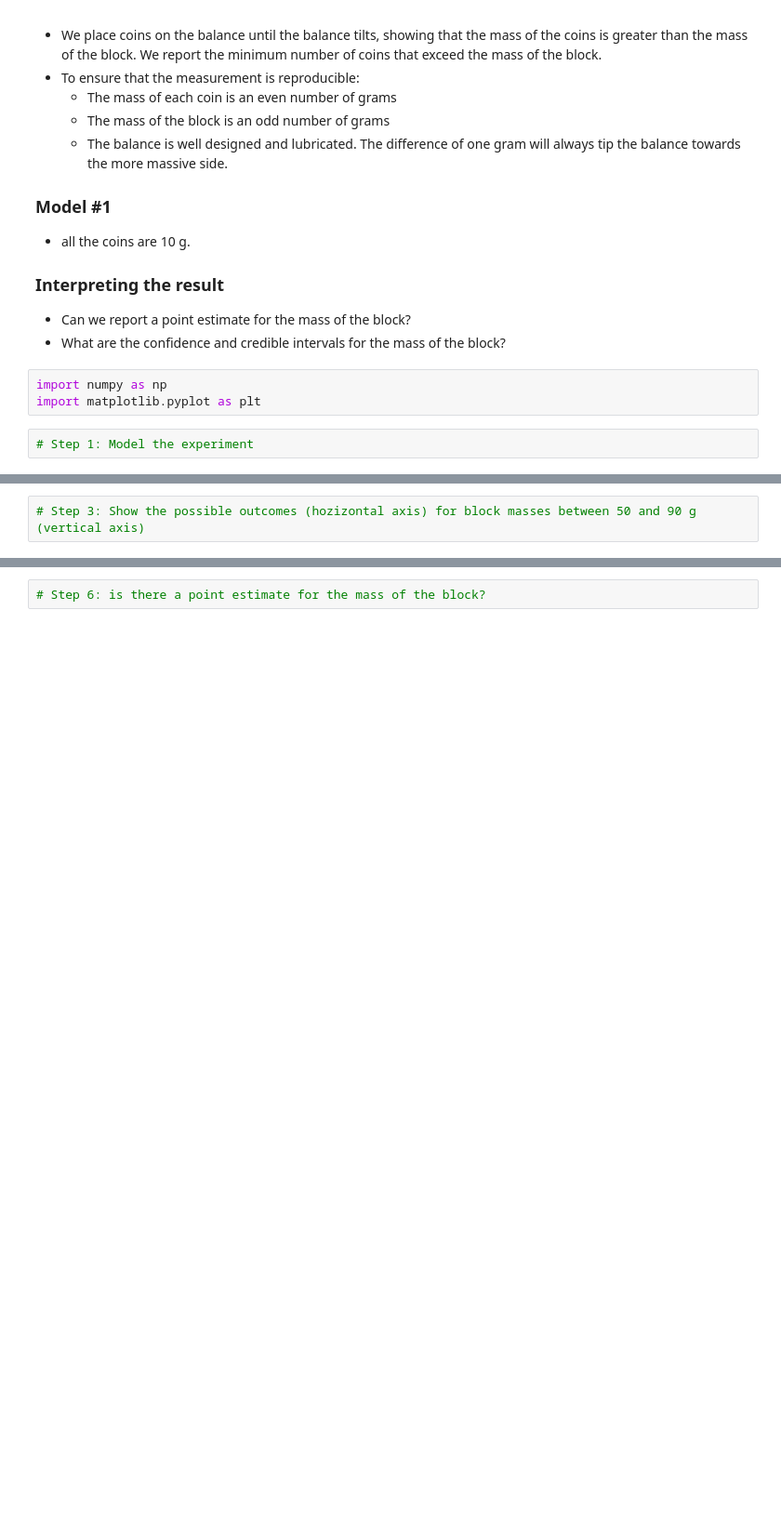
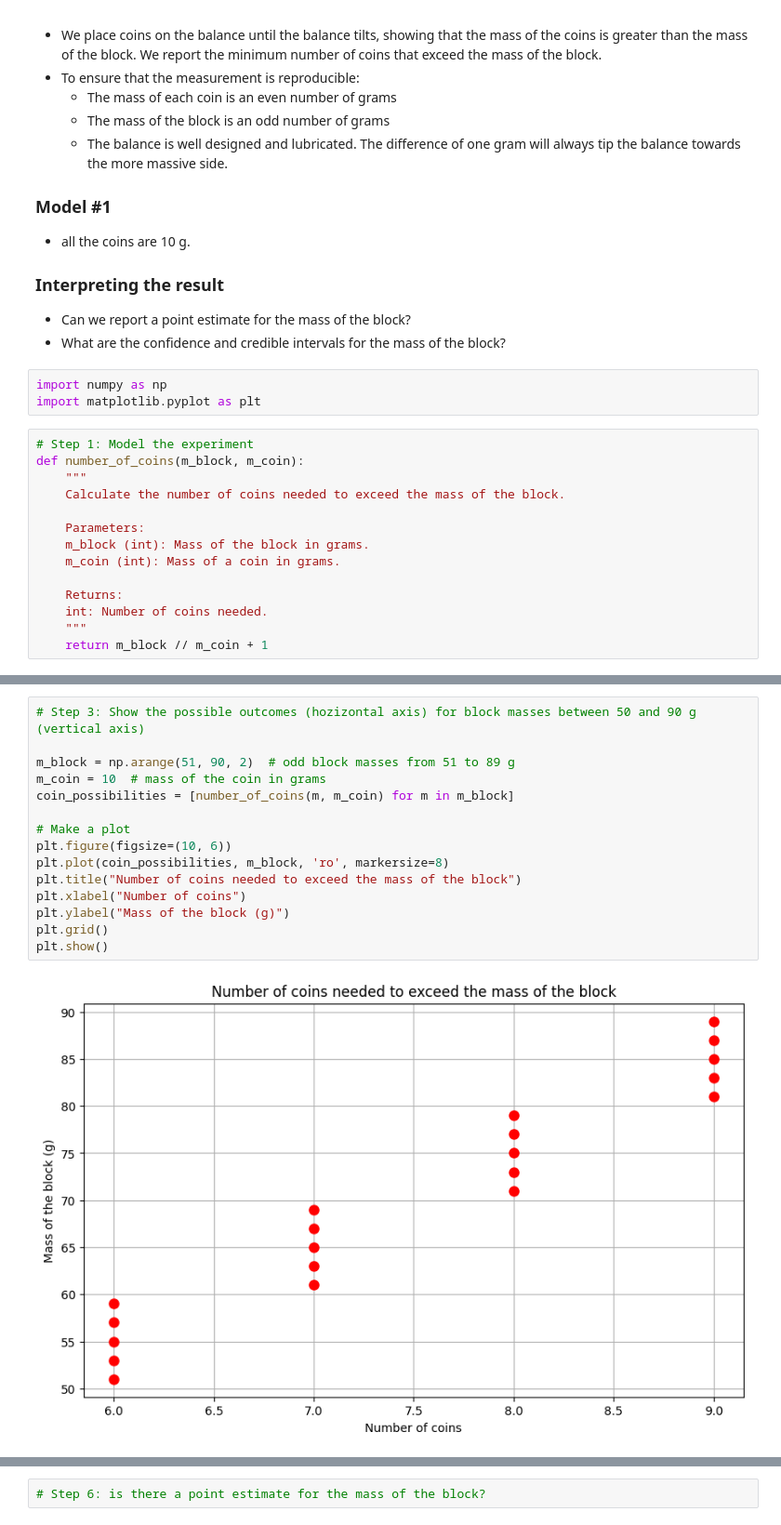
Before and after one commit to deankarlen/trisep_stats, a Jupyter notebook: notebooks/discrete_A.ipynb, the cells around one changed output, grey strips where cells are left out. Shown at 93% size. Saved outputs shown, nothing was run; the diff lists cells and outputs as text; blank space fills up the shorter version.

```diff
--- a/notebooks/discrete_A.ipynb
+++ b/notebooks/discrete_A.ipynb
@@ -21,5 +21,17 @@ import numpy as np
 import matplotlib.pyplot as plt
 # %%
 # Step 1: Model the experiment
+def number_of_coins(m_block, m_coin):
+    """
+    Calculate the number of coins needed to exceed the mass of the block.
+
+    Parameters:
+    m_block (int): Mass of the block in grams.
+    m_coin (int): Mass of a coin in grams.
+
+    Returns:
+    int: Number of coins needed.
+    """
+    return m_block // m_coin + 1
 # %%
 # Step 2: Test the model
@@ -26,5 +47,20 @@ import matplotlib.pyplot as plt
 # %%
 # Step 3: Show the possible outcomes (hozizontal axis) for block masses between 50 and 90 g (vertical axis)
+
+m_block = np.arange(51, 90, 2)  # odd block masses from 51 to 89 g
+m_coin = 10  # mass of the coin in grams
+coin_possibilities = [number_of_coins(m, m_coin) for m in m_block]
+
+# Make a plot
+plt.figure(figsize=(10, 6))
+plt.plot(coin_possibilities, m_block, 'ro', markersize=8)
+plt.title("Number of coins needed to exceed the mass of the block")
+plt.xlabel("Number of coins")
+plt.ylabel("Mass of the block (g)")
+plt.grid()
+plt.show()
+# %% [output]
+[figure, added]
 # %%
 # Step 4: Define a likelihood function for the mass of the block
 
```
Also changed, not shown: parts of 3 cells of this notebook, 2 other files.
